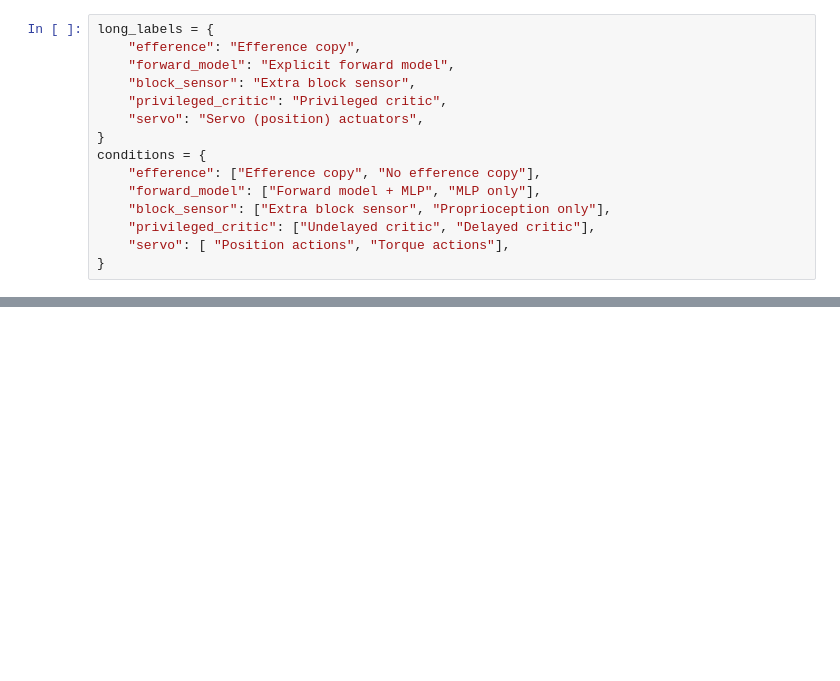
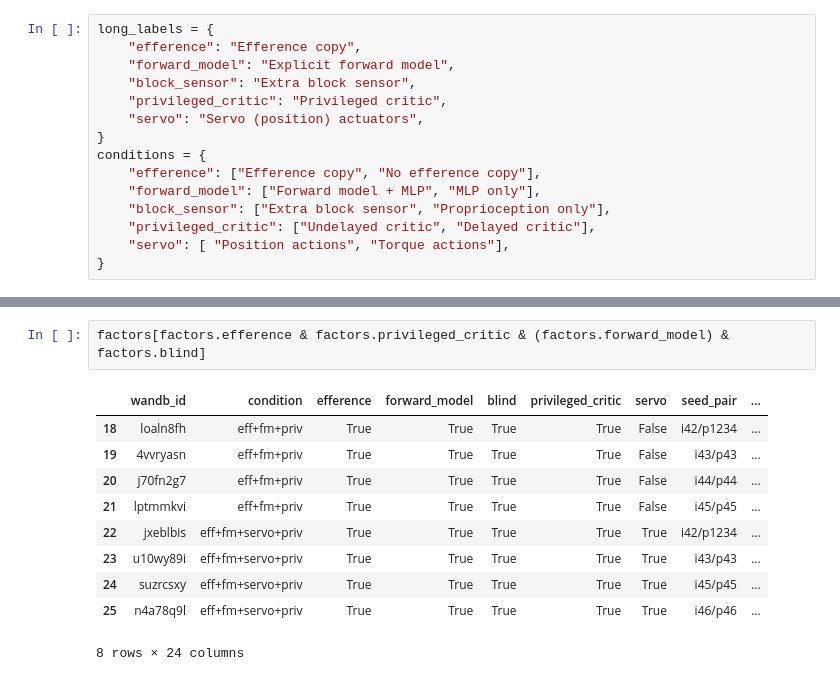
Before and after one commit to emiwar/vnl-experiments, a Jupyter notebook: analysis/dm_control_suite/walker-terrain-factors/manual_plots.ipynb, the cells around one changed output, grey strips where cells are left out. Saved outputs shown, nothing was run; the diff lists cells and outputs as text; blank space fills up the shorter version.

```diff
--- a/analysis/dm_control_suite/walker-terrain-factors/manual_plots.ipynb
+++ b/analysis/dm_control_suite/walker-terrain-factors/manual_plots.ipynb
@@ -91,0 +99,13 @@ for i in range(5):
+# %%
+factors[factors.efference & factors.privileged_critic & (factors.forward_model) & factors.blind]
+# %% [output]
+|  | wandb_id | condition | efference | forward_model | blind | privileged_critic | servo | seed_pair | ... |
+| 18 | loaln8fh | eff+fm+priv | True | True | True | True | False | i42/p1234 | ... |
+| 19 | 4vvryasn | eff+fm+priv | True | True | True | True | False | i43/p43 | ... |
+| 20 | j70fn2g7 | eff+fm+priv | True | True | True | True | False | i44/p44 | ... |
+| 21 | lptmmkvi | eff+fm+priv | True | True | True | True | False | i45/p45 | ... |
+| 22 | jxeblbis | eff+fm+servo+priv | True | True | True | True | True | i42/p1234 | ... |
+| 23 | u10wy89i | eff+fm+servo+priv | True | True | True | True | True | i43/p43 | ... |
+| 24 | suzrcsxy | eff+fm+servo+priv | True | True | True | True | True | i45/p45 | ... |
+| 25 | n4a78q9l | eff+fm+servo+priv | True | True | True | True | True | i46/p46 | ... |
+8 rows × 24 columns
```
Also changed, not shown: parts of 4 cells of this notebook, 7 other files.
